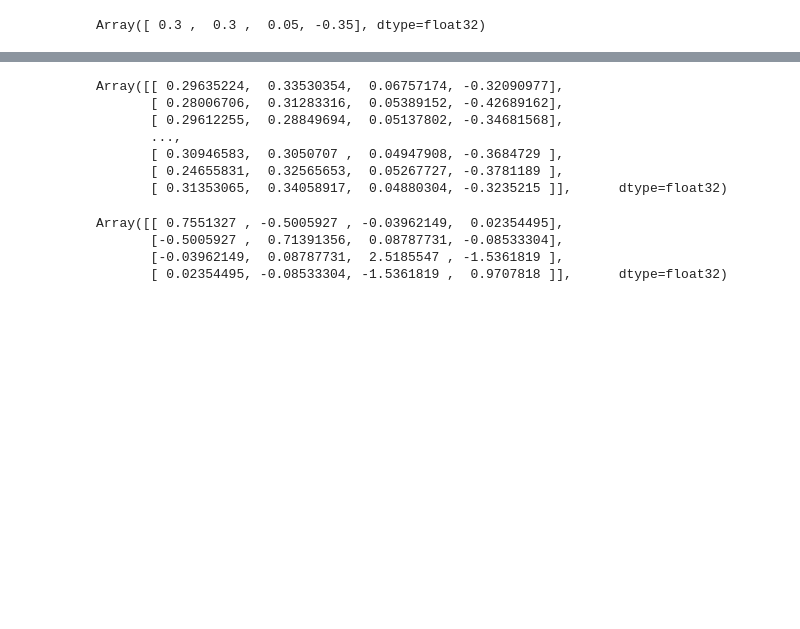
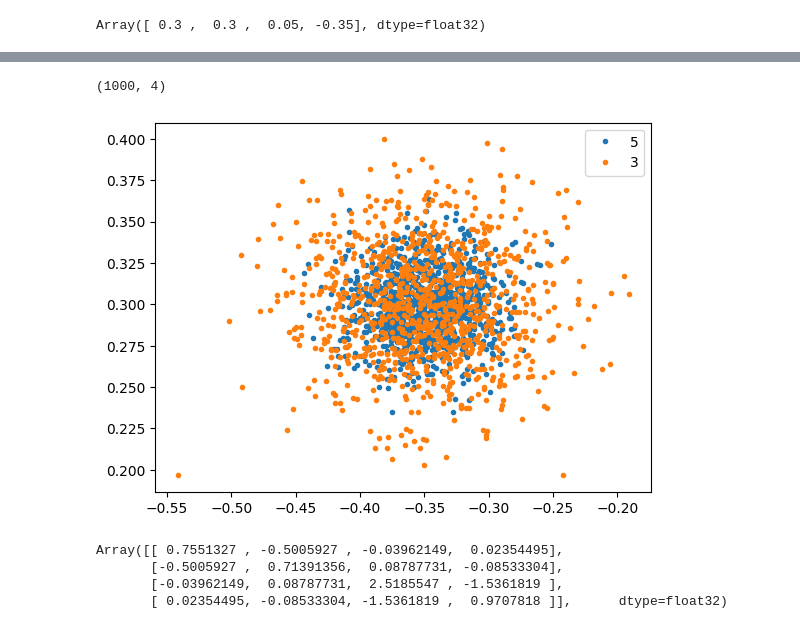
Before and after one commit to Rumoa/qll_qdots, a Jupyter notebook: priors.ipynb, the cells around one changed output, grey strips where cells are left out. Saved outputs shown, nothing was run; the diff lists cells and outputs as text; code cells hidden in the pictures; blank space fills up the shorter version.

Commit message:
now we add normal priors, with changes in the job

```diff
--- a/priors.ipynb
+++ b/priors.ipynb
@@ -35,8 +39,10 @@ from jaxtyping import Array, Float, Complex, Int
 # %%
-boundaries = jnp.array([
+boundaries = jnp.array(
+    [
         [0.2, 0.4],
         [0.2, 0.4],
         [0.01, 0.09],
         [-0.2, -0.5],
-    ])
+    ]
+)
 # %%
@@ -75,3 +77,11 @@ Array([[ 0.29635224,  0.33530354,  0.06757174, -0.32090977],
+# %%
+key, subkey = jax.random.split(key)
+
+initialize_particle_locations(
+    subkey, 4, no_particles, boundaries=boundaries
+).shape
+# %% [output]
+(1000, 4)
 # %%
 from qdots_qll.utils.generate_initial_state import max_entangled_dm_vec
 from qdots_qll.models.models_scratch_for_drafting import (
@@ -84,13 +97,21 @@ from qdots_qll.distributions import initialize_weights
 # %%
 weights = initialize_weights(no_particles)
 # %%
-pars
+key, subkey = jax.random.split(key)
+prior5 = initialize_particle_locations_normal_prior(
+    subkey, no_particles, boundaries, sigmas=5
+)
+key, subkey = jax.random.split(key)
+
+prior3 = initialize_particle_locations_normal_prior(
+    subkey, no_particles, boundaries, sigmas=3
+)
+
+
+plt.plot(prior5[:, 3], prior5[:, 1], ".", label="5")
+plt.plot(prior3[:, 3], prior3[:, 1], ".", label="3")
+plt.legend()
+plt.show()
 # %% [output]
-Array([[ 0.29635224,  0.33530354,  0.06757174, -0.32090977],
-       [ 0.28006706,  0.31283316,  0.05389152, -0.42689162],
-       [ 0.29612255,  0.28849694,  0.05137802, -0.34681568],
-       ...,
-       [ 0.30946583,  0.3050707 ,  0.04947908, -0.3684729 ],
-       [ 0.24655831,  0.32565653,  0.05267727, -0.3781189 ],
-       [ 0.31353065,  0.34058917,  0.04880304, -0.3235215 ]],      dtype=float32)
+[figure, added]
 # %%
```
Also changed, not shown: parts of 9 cells of this notebook, 3 other files.
